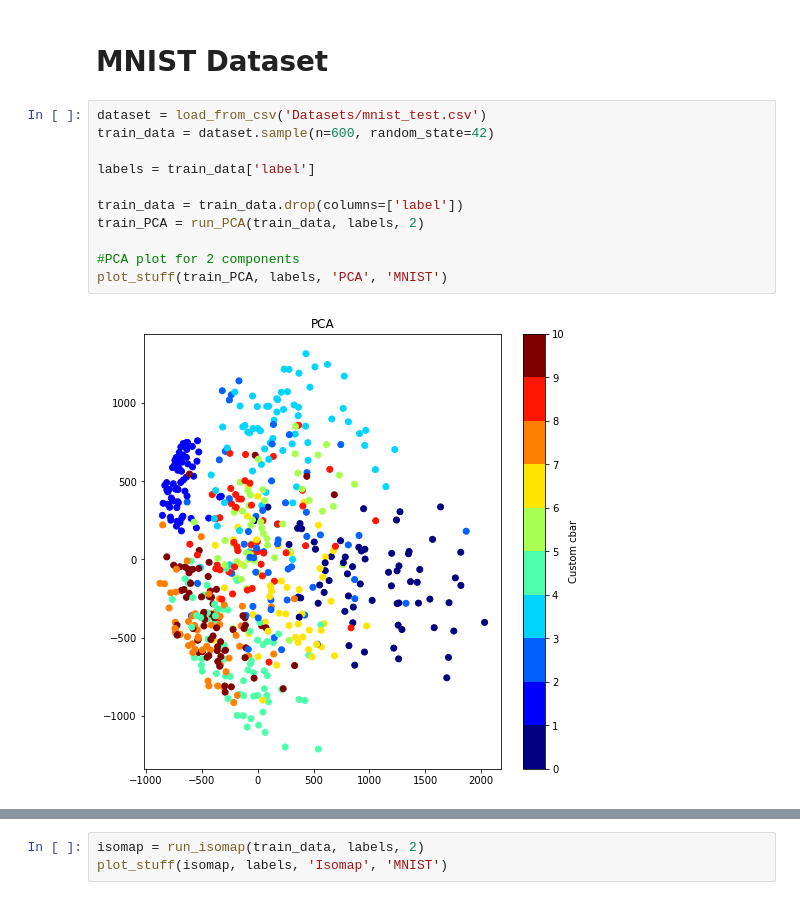
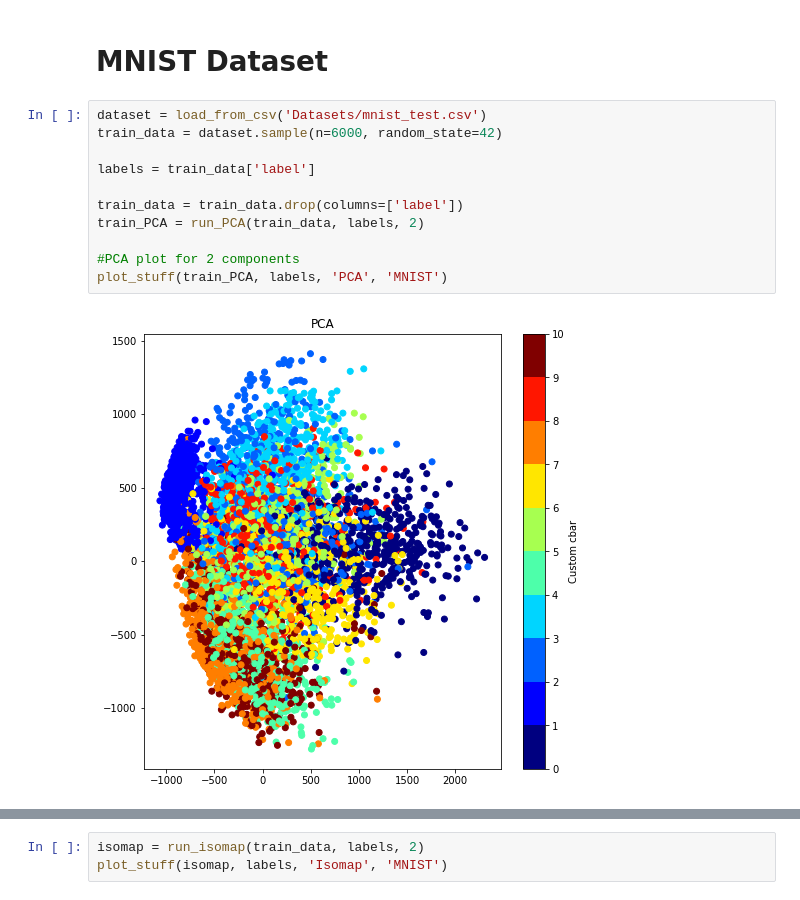
Before and after one commit to tejasvicsr1/t-SNE-Implementation, a Jupyter notebook: main.ipynb, the cells around one changed output, grey strips where cells are left out. Saved outputs shown, nothing was run; the diff lists cells and outputs as text.

```diff
--- a/main.ipynb
+++ b/main.ipynb
@@ -75,17 +75,17 @@ def run_isomap(data, labels, n_components=2):
 # MNIST Dataset
 # %%
 dataset = load_from_csv('Datasets/mnist_test.csv')
-train_data = dataset.sample(n=600, random_state=42)
+train_data = dataset.sample(n=6000, random_state=42)
 
 labels = train_data['label']
 
 train_data = train_data.drop(columns=['label'])
 train_PCA = run_PCA(train_data, labels, 2)
 
 #PCA plot for 2 components
 plot_stuff(train_PCA, labels, 'PCA', 'MNIST')
 # %% [output]
-[figure, old version]
+[figure, new version]
 # %%
 train_PCA = run_PCA(train_data, labels, 30)
 smapping = run_sammon(train_PCA, labels, 2)
```
Also changed, not shown: parts of 1 cell of this notebook, 3 other files.
